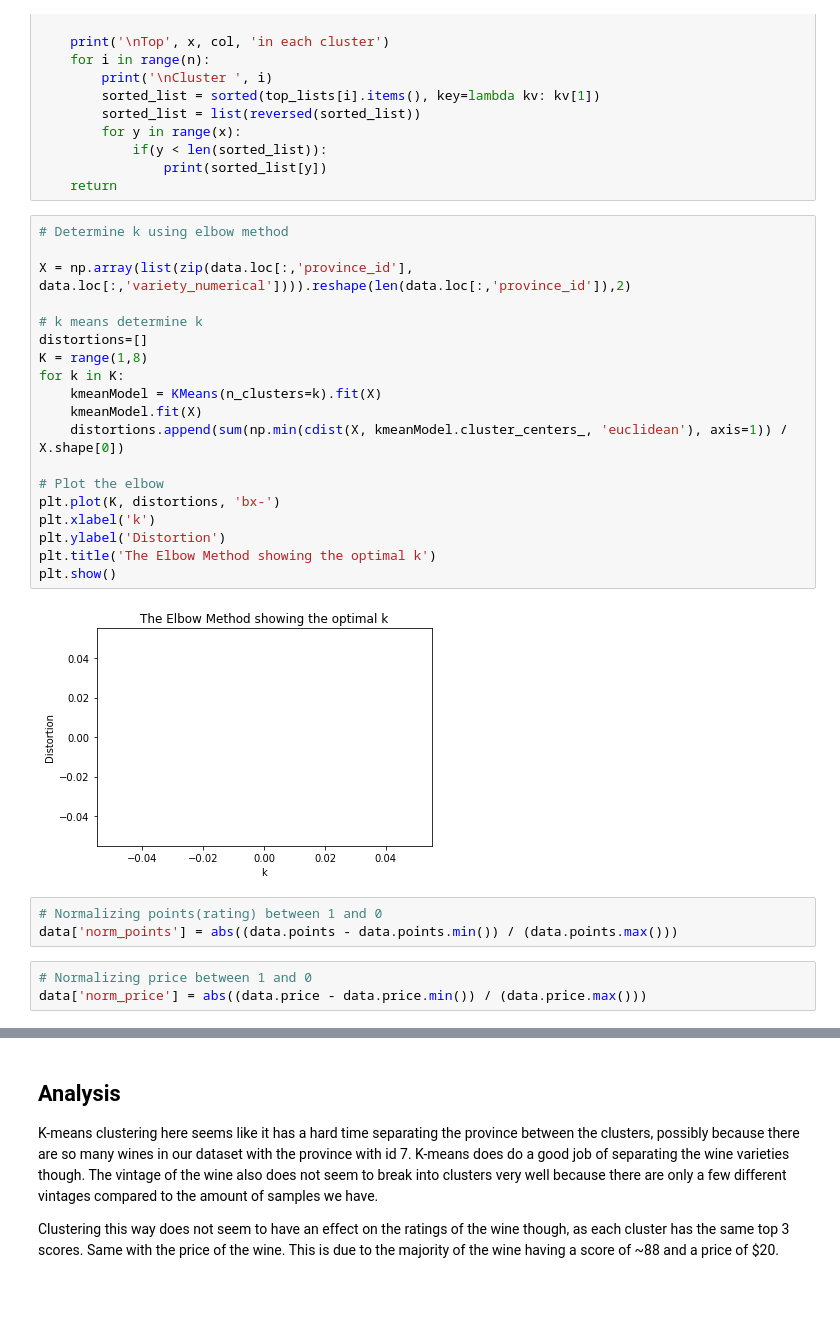
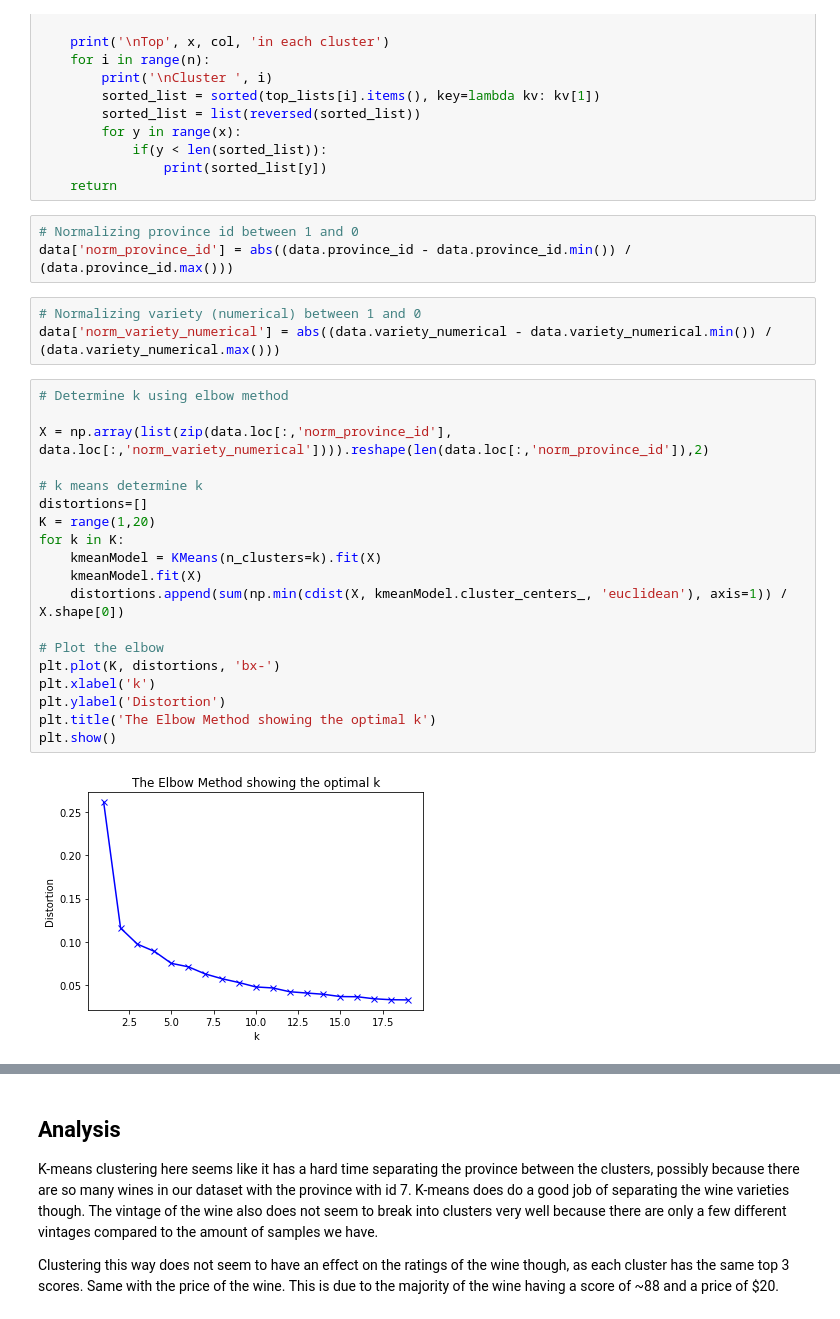
Before and after one commit to jems2019/CMPE257, a Jupyter notebook: K_Means_clustering/normalized_kmeans_price_points.ipynb, the cells around one changed output, grey strips where cells are left out. Drawn from its saved outputs; the diff is of its cells as text.

```diff
--- a/K_Means_clustering/normalized_kmeans_price_points.ipynb
+++ b/K_Means_clustering/normalized_kmeans_price_points.ipynb
@@ -101,30 +102,30 @@ def get_top_x_per_cluster(x, col, data, clusters, n):
             if(y < len(sorted_list)):
                 print(sorted_list[y])
     return
+# %%
+# Normalizing province id between 1 and 0
+data['norm_province_id'] = abs((data.province_id - data.province_id.min()) / (data.province_id.max()))
+# %%
+# Normalizing variety (numerical) between 1 and 0
+data['norm_variety_numerical'] = abs((data.variety_numerical - data.variety_numerical.min()) / (data.variety_numerical.max()))
 # %%
 # Determine k using elbow method
 
-X = np.array(list(zip(data.loc[:,'province_id'], data.loc[:,'variety_numerical']))).reshape(len(data.loc[:,'province_id']),2)
+X = np.array(list(zip(data.loc[:,'norm_province_id'], data.loc[:,'norm_variety_numerical']))).reshape(len(data.loc[:,'norm_province_id']),2)
 
 # k means determine k
 distortions=[]
-K = range(1,8)
+K = range(1,20)
 for k in K:
     kmeanModel = KMeans(n_clusters=k).fit(X)
     kmeanModel.fit(X)
     distortions.append(sum(np.min(cdist(X, kmeanModel.cluster_centers_, 'euclidean'), axis=1)) / X.shape[0])
 
 # Plot the elbow
 plt.plot(K, distortions, 'bx-')
 plt.xlabel('k')
 plt.ylabel('Distortion')
 plt.title('The Elbow Method showing the optimal k')
 plt.show()
 # %% [output]
-[figure, old version]
+[figure, new version]
-# %%
-# Normalizing points(rating) between 1 and 0
-data['norm_points'] = abs((data.points - data.points.min()) / (data.points.max()))
-# %%
-# Normalizing price between 1 and 0
-data['norm_price'] = abs((data.price - data.price.min()) / (data.price.max()))
```
Also changed, not shown: parts of 16 cells of this notebook.
